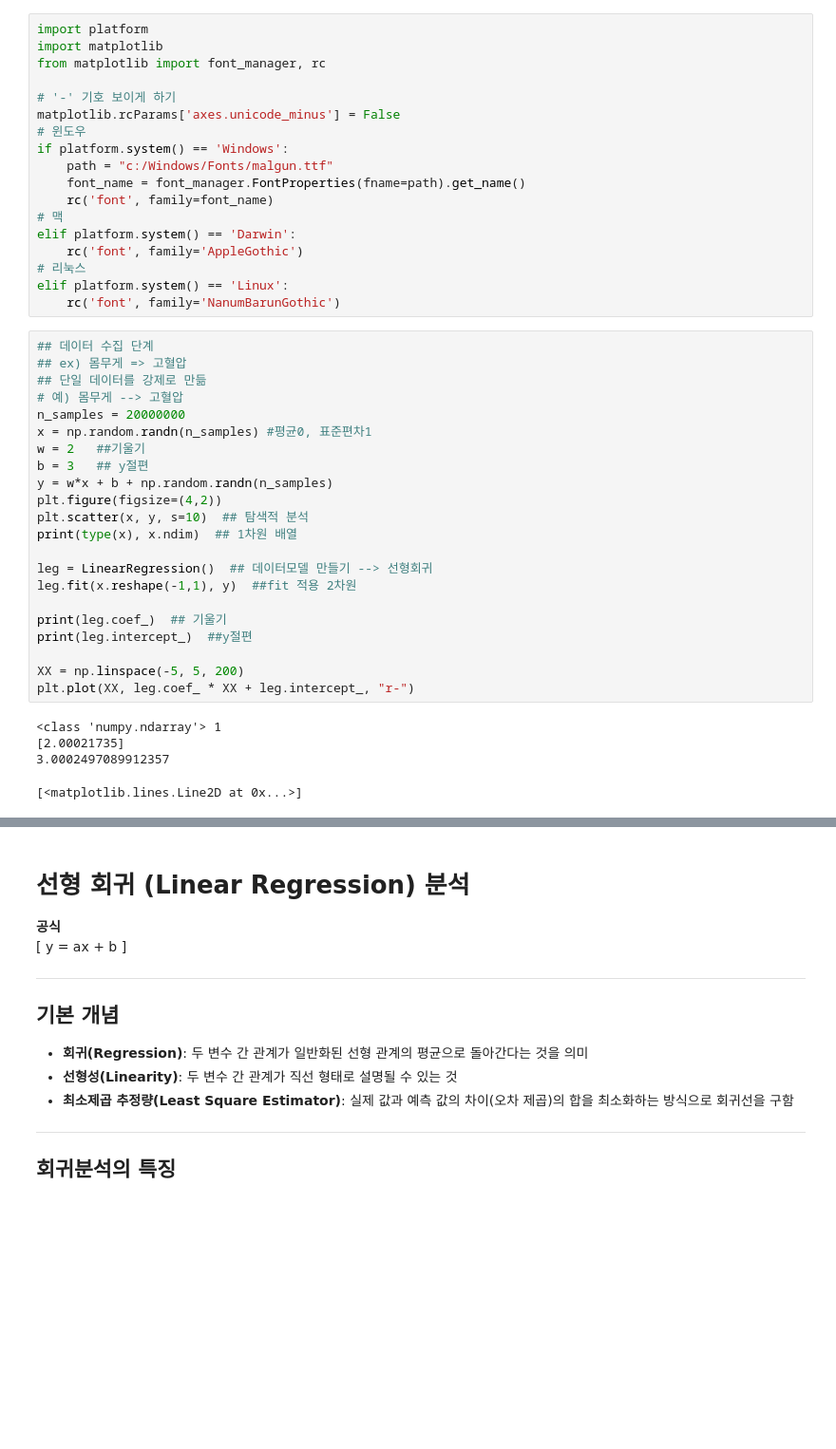
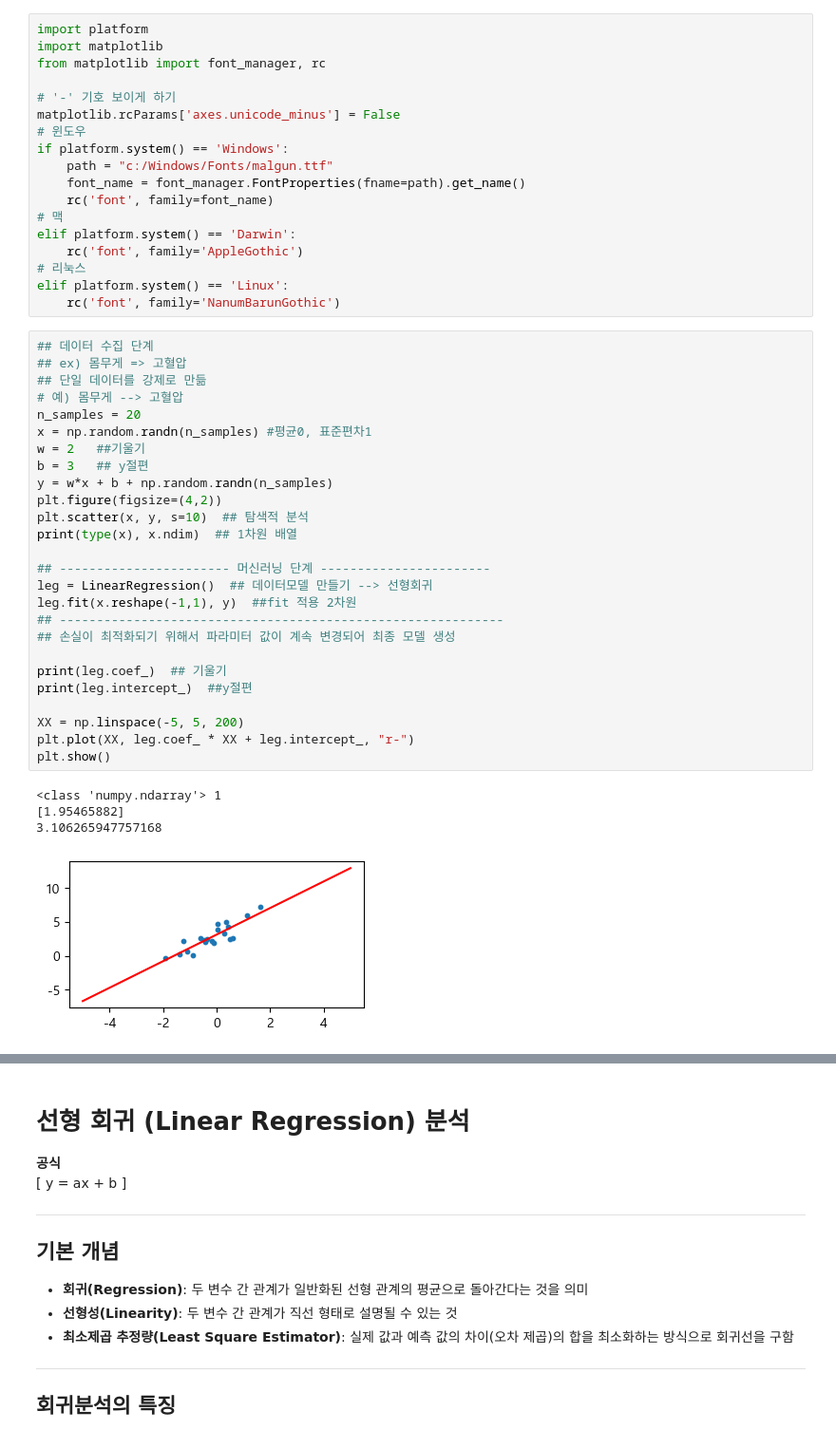
Before and after one commit to hanjaek/Data_Analysis, a Jupyter notebook: M2/5_선형회귀.ipynb, the cells around one changed output, grey strips where cells are left out. Shown at 95% size. Drawn from its saved outputs; the diff is of its cells as text; blank space fills up the shorter version.

```diff
--- a/M2/5_선형회귀.ipynb
+++ b/M2/5_선형회귀.ipynb
@@ -43,29 +45,33 @@ elif platform.system() == 'Linux':
 # %%
 ## 데이터 수집 단계
 ## ex) 몸무게 => 고혈압
 ## 단일 데이터를 강제로 만듦
 # 예) 몸무게 --> 고혈압
-n_samples = 20000000
+n_samples = 20
 x = np.random.randn(n_samples) #평균0, 표준편차1
 w = 2   ##기울기
 b = 3   ## y절편
 y = w*x + b + np.random.randn(n_samples)
 plt.figure(figsize=(4,2))
 plt.scatter(x, y, s=10)  ## 탐색적 분석
 print(type(x), x.ndim)  ## 1차원 배열
 
+## ----------------------- 머신러닝 단계 -----------------------
 leg = LinearRegression()  ## 데이터모델 만들기 --> 선형회귀
 leg.fit(x.reshape(-1,1), y)  ##fit 적용 2차원
+## ------------------------------------------------------------
+## 손실이 최적화되기 위해서 파라미터 값이 계속 변경되어 최종 모델 생성
 
 print(leg.coef_)  ## 기울기
 print(leg.intercept_)  ##y절편
 
 XX = np.linspace(-5, 5, 200)
 plt.plot(XX, leg.coef_ * XX + leg.intercept_, "r-")
+plt.show()
 # %% [output]
 <class 'numpy.ndarray'> 1
-[2.00021735]
-3.0002497089912357
+[1.95465882]
+3.106265947757168
-[<matplotlib.lines.Line2D at 0x...>]
+[figure, added]
 # %%
 ##  예) 몸무게, 나이 --> 고혈압
```
Also changed, not shown: parts of 25 cells of this notebook.
